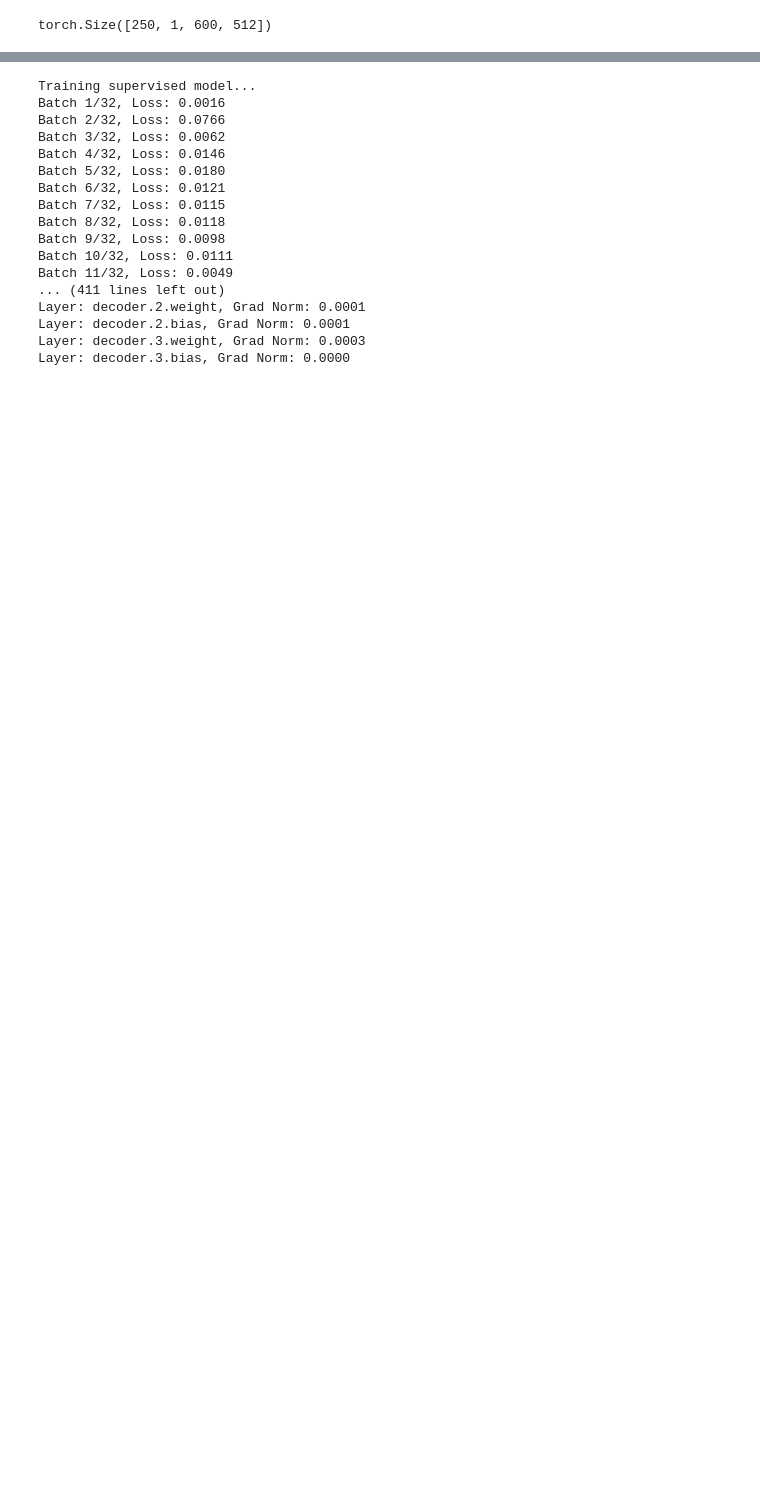
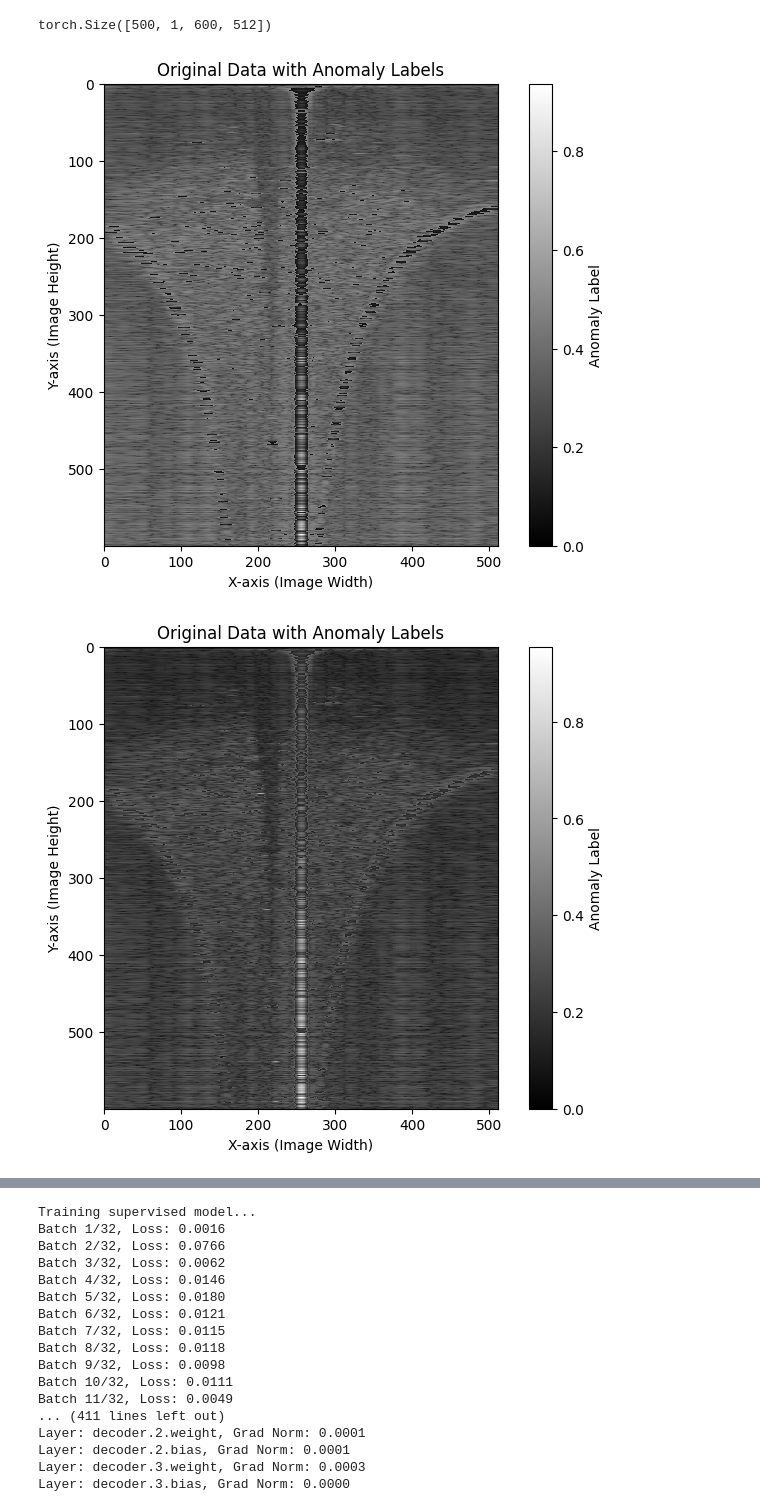
Before and after one commit to zczjyq/EchoKNN, a Jupyter notebook: KNN/KNN.ipynb, the cells around one changed output, grey strips where cells are left out. Saved outputs shown, nothing was run; the diff lists cells and outputs as text; code cells hidden in the pictures; blank space fills up the shorter version.

```diff
--- a/KNN/KNN.ipynb
+++ b/KNN/KNN.ipynb
@@ -330,16 +330,18 @@ class ConvNet(nn.Module):
 # %%
 train_num = 50
 # Read and reshape image data
 
 file_path = "./data/go22-26m.dat"
 
 img_8bit_matrix = CQNet.read_sonar_data(file_path, train_num)
 
 ans = CQNet.reshape_img_matrix(img_8bit_matrix, train_num)  # ans为最后读出来的三维数组
 
 ans_tensor, labels_tensor = CQNet.prepare_data_and_labels(
-    ans, train_num, show_labels=False, weather_plot=False
+    ans, train_num, show_labels=False, weather_plot=True
 )
 # new_ans_tensor, new_labels_tensor = prepare_data_and_labels(ans)
 # %% [output]
-torch.Size([250, 1, 600, 512])
+torch.Size([500, 1, 600, 512])
+[figure, added]
+[figure, added]
```
Also changed, not shown: parts of 2 cells of this notebook, 1 other file.
